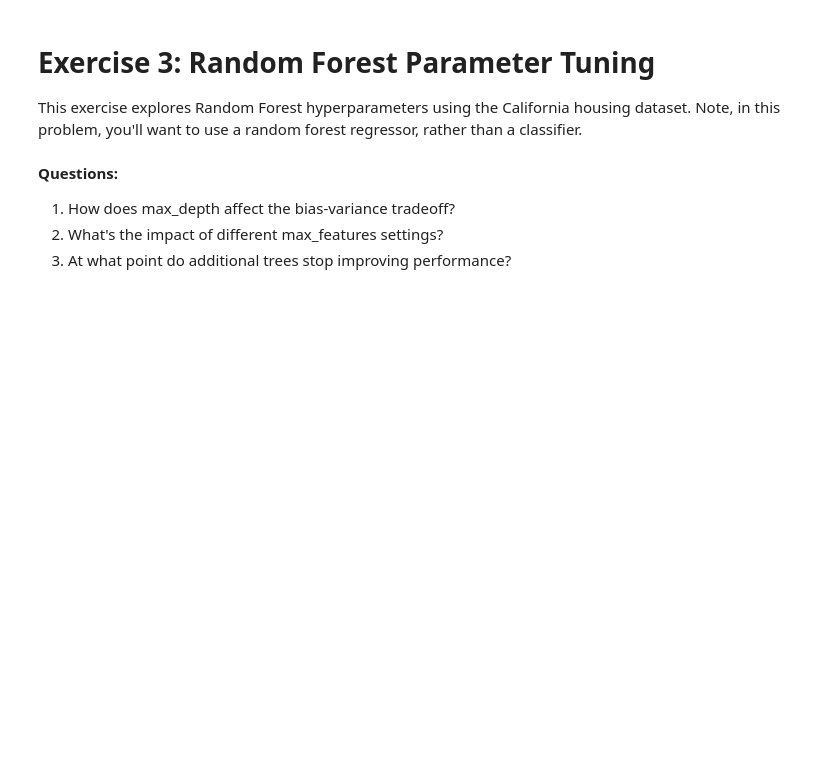
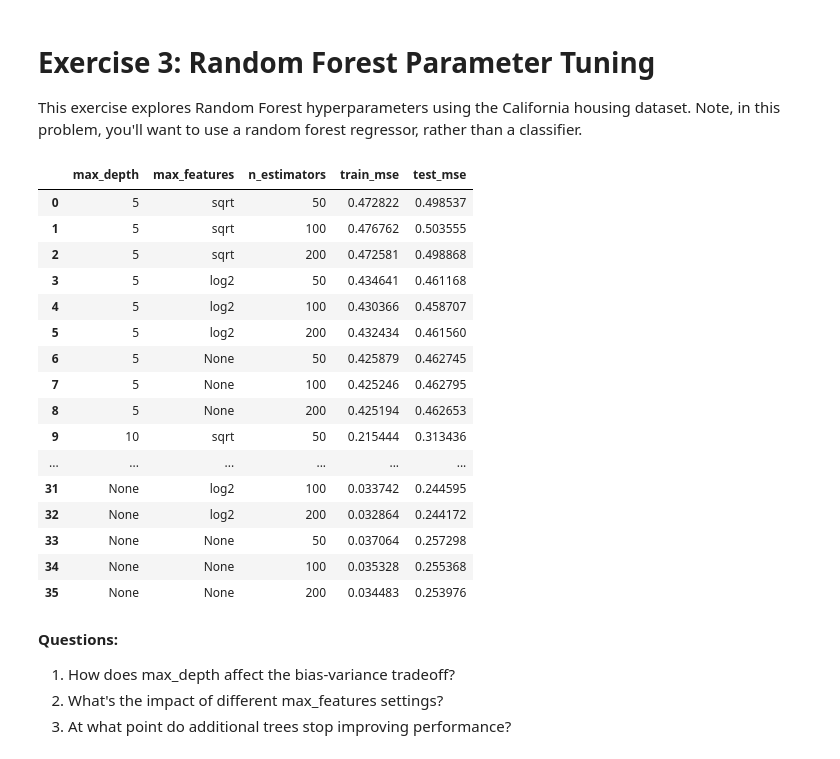
Before and after one commit to IST407/fixed2-student-lectures-lmbattaglia, a Jupyter notebook: 11-week11/lab-exercises.ipynb, the cells around one changed output. Cells and saved outputs as stored; diff of their text form; code cells hidden in the pictures; blank space fills up the shorter version.

```diff
--- a/11-week11/lab-exercises.ipynb
+++ b/11-week11/lab-exercises.ipynb
@@ -195,25 +195,3 @@ for i, depth in enumerate(depths):
 # Exercise 3: Random Forest Parameter Tuning
 
 This exercise explores Random Forest hyperparameters using the California housing dataset.  Note, in this problem, you'll want to use a random forest regressor, rather than a classifier.
-# %%
-housing = fetch_california_housing()
-X_house, y_house = housing.data, housing.target
-X_train_h, X_test_h, y_train_h, y_test_h = train_test_split(X_house, y_house,
-                                                            test_size=0.2,
-                                                            random_state=42)
-
-def evaluate_rf_params(n_estimators, max_depth, max_features):
-    """
-    TODO: Complete this function to create and evaluate a Random Forest
-    with the given parameters
-
-    Return: (train_mse, test_mse)
-    """
-    pass
-
-# Parameter combinations to test
-max_depths = [5, 10, 15, None]
-max_features = ['sqrt', 'log2', None]
-
-# TODO: Test different parameter combinations and visualize results
-# YOUR CODE HERE
@@ -220,3 +259,23 @@ max_features = ['sqrt', 'log2', None]
+# %%
+results_df
+# %% [output]
+|  | max_depth | max_features | n_estimators | train_mse | test_mse |
+| 0 | 5 | sqrt | 50 | 0.472822 | 0.498537 |
+| 1 | 5 | sqrt | 100 | 0.476762 | 0.503555 |
+| 2 | 5 | sqrt | 200 | 0.472581 | 0.498868 |
+| 3 | 5 | log2 | 50 | 0.434641 | 0.461168 |
+| 4 | 5 | log2 | 100 | 0.430366 | 0.458707 |
+| 5 | 5 | log2 | 200 | 0.432434 | 0.461560 |
+| 6 | 5 | None | 50 | 0.425879 | 0.462745 |
+| 7 | 5 | None | 100 | 0.425246 | 0.462795 |
+| 8 | 5 | None | 200 | 0.425194 | 0.462653 |
+| 9 | 10 | sqrt | 50 | 0.215444 | 0.313436 |
+| ... | ... | ... | ... | ... | ... |
+| 31 | None | log2 | 100 | 0.033742 | 0.244595 |
+| 32 | None | log2 | 200 | 0.032864 | 0.244172 |
+| 33 | None | None | 50 | 0.037064 | 0.257298 |
+| 34 | None | None | 100 | 0.035328 | 0.255368 |
+| 35 | None | None | 200 | 0.034483 | 0.253976 |
 # %% [markdown]
 **Questions:**
 
```
Also changed, not shown: parts of 2 cells of this notebook.
